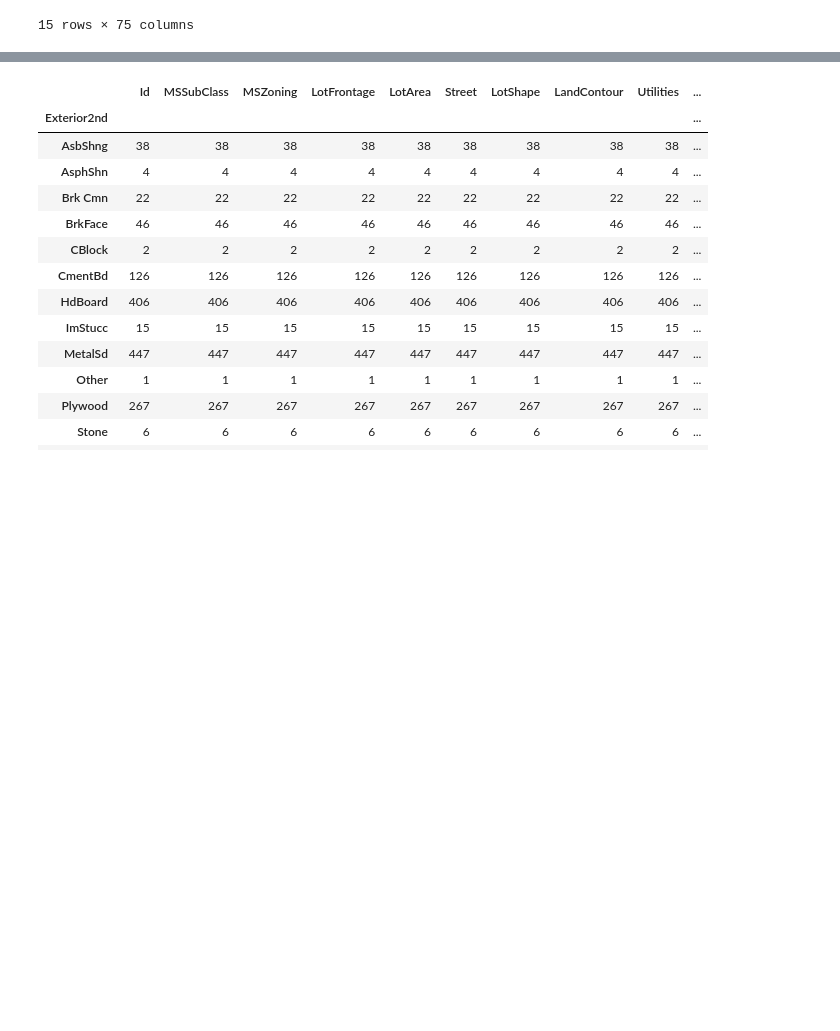
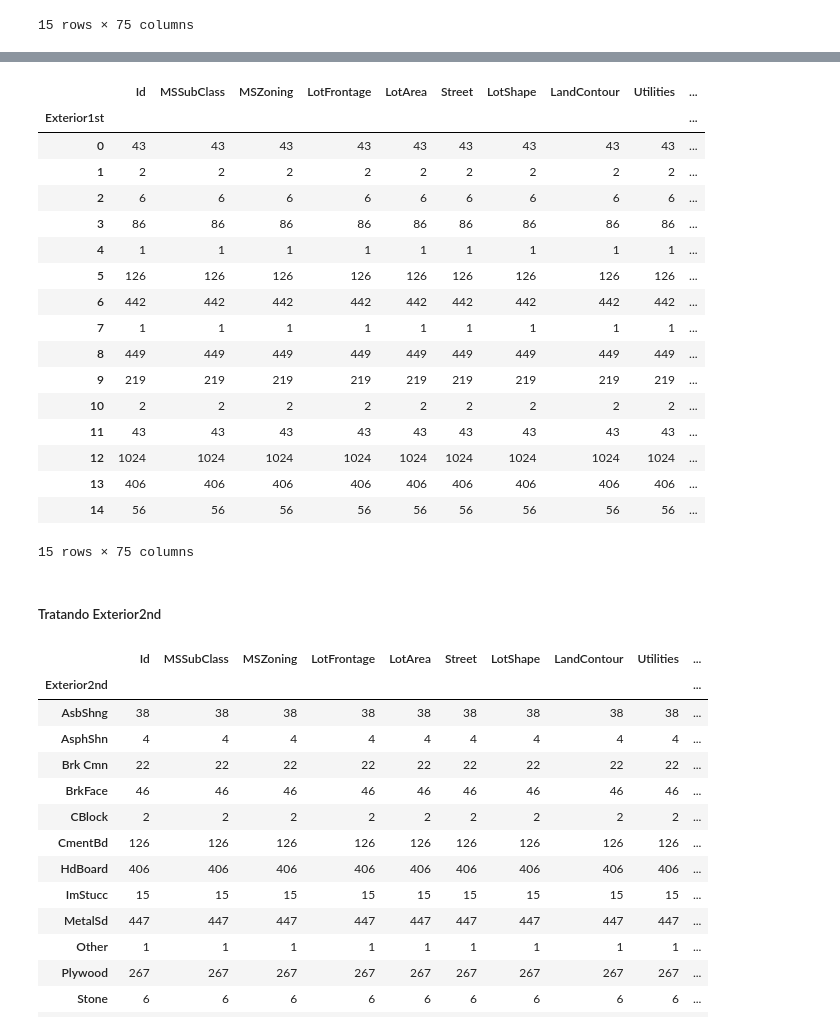
Before and after one commit to BarrosLucas/IA-Test, a Jupyter notebook: Question2.ipynb, the cells around one changed output, grey strips where cells are left out. Cells and saved outputs as stored; diff of their text form; code cells hidden in the pictures; blank space fills up the shorter version.

```diff
--- a/Question2.ipynb
+++ b/Question2.ipynb
@@ -559,0 +869,9 @@ dfTotal.groupby(['RoofStyle']).count()
+# %%
+dfTotal['RoofStyle'] = dfTotal['RoofStyle'].replace('Flat',0)
+dfTotal['RoofStyle'] = dfTotal['RoofStyle'].replace('Gable',1)
+dfTotal['RoofStyle'] = dfTotal['RoofStyle'].replace('Gambrel',2)
+dfTotal['RoofStyle'] = dfTotal['RoofStyle'].replace('Hip',3)
+dfTotal['RoofStyle'] = dfTotal['RoofStyle'].replace('Mansard',4)
+dfTotal['RoofStyle'] = dfTotal['RoofStyle'].replace('Shed',5)
+
+dfTotal.groupby(['RoofStyle']).count()
@@ -573,0 +917,11 @@ dfTotal.groupby(['RoofMatl']).count()
+# %%
+dfTotal['RoofMatl'] = dfTotal['RoofMatl'].replace('ClyTile',0)
+dfTotal['RoofMatl'] = dfTotal['RoofMatl'].replace('CompShp',1)
+dfTotal['RoofMatl'] = dfTotal['RoofMatl'].replace('Membran',2)
+dfTotal['RoofMatl'] = dfTotal['RoofMatl'].replace('Metal',3)
+dfTotal['RoofMatl'] = dfTotal['RoofMatl'].replace('Roll',4)
+dfTotal['RoofMatl'] = dfTotal['RoofMatl'].replace('Tar&Grv',5)
+dfTotal['RoofMatl'] = dfTotal['RoofMatl'].replace('WdShake',6)
+dfTotal['RoofMatl'] = dfTotal['RoofMatl'].replace('WdShngl',7)
+
+dfTotal.groupby(['RoofMatl']).count()
@@ -595,3 +983,42 @@ dfTotal.groupby(['Exterior1st']).count()
+# %%
+dfTotal['Exterior1st'] = dfTotal['Exterior1st'].replace('AsbShng',0)
+dfTotal['Exterior1st'] = dfTotal['Exterior1st'].replace('AsphShn',1)
+dfTotal['Exterior1st'] = dfTotal['Exterior1st'].replace('BrkComm',2)
+dfTotal['Exterior1st'] = dfTotal['Exterior1st'].replace('BrkFace',3)
+dfTotal['Exterior1st'] = dfTotal['Exterior1st'].replace('CBlock',4)
+dfTotal['Exterior1st'] = dfTotal['Exterior1st'].replace('CemntBd',5)
+dfTotal['Exterior1st'] = dfTotal['Exterior1st'].replace('HdBoard',6)
+dfTotal['Exterior1st'] = dfTotal['Exterior1st'].replace('ImStucc',7)
+dfTotal['Exterior1st'] = dfTotal['Exterior1st'].replace('MetalSd',8)
+dfTotal['Exterior1st'] = dfTotal['Exterior1st'].replace('Plywood',9)
+dfTotal['Exterior1st'] = dfTotal['Exterior1st'].replace('Stone',10)
+dfTotal['Exterior1st'] = dfTotal['Exterior1st'].replace('Stucco',11)
+dfTotal['Exterior1st'] = dfTotal['Exterior1st'].replace('VinylSd',12)
+dfTotal['Exterior1st'] = dfTotal['Exterior1st'].replace('Wd Sdng',13)
+dfTotal['Exterior1st'] = dfTotal['Exterior1st'].replace('WdShing',14)
+
+dfTotal.groupby(['Exterior1st']).count()
+# %% [output]
+|  | Id | MSSubClass | MSZoning | LotFrontage | LotArea | Street | LotShape | LandContour | Utilities | ... |
+| Exterior1st |  |  |  |  |  |  |  |  |  | ... |
+| 0 | 43 | 43 | 43 | 43 | 43 | 43 | 43 | 43 | 43 | ... |
+| 1 | 2 | 2 | 2 | 2 | 2 | 2 | 2 | 2 | 2 | ... |
+| 2 | 6 | 6 | 6 | 6 | 6 | 6 | 6 | 6 | 6 | ... |
+| 3 | 86 | 86 | 86 | 86 | 86 | 86 | 86 | 86 | 86 | ... |
+| 4 | 1 | 1 | 1 | 1 | 1 | 1 | 1 | 1 | 1 | ... |
+| 5 | 126 | 126 | 126 | 126 | 126 | 126 | 126 | 126 | 126 | ... |
+| 6 | 442 | 442 | 442 | 442 | 442 | 442 | 442 | 442 | 442 | ... |
+| 7 | 1 | 1 | 1 | 1 | 1 | 1 | 1 | 1 | 1 | ... |
+| 8 | 449 | 449 | 449 | 449 | 449 | 449 | 449 | 449 | 449 | ... |
+| 9 | 219 | 219 | 219 | 219 | 219 | 219 | 219 | 219 | 219 | ... |
+| 10 | 2 | 2 | 2 | 2 | 2 | 2 | 2 | 2 | 2 | ... |
+| 11 | 43 | 43 | 43 | 43 | 43 | 43 | 43 | 43 | 43 | ... |
+| 12 | 1024 | 1024 | 1024 | 1024 | 1024 | 1024 | 1024 | 1024 | 1024 | ... |
+| 13 | 406 | 406 | 406 | 406 | 406 | 406 | 406 | 406 | 406 | ... |
+| 14 | 56 | 56 | 56 | 56 | 56 | 56 | 56 | 56 | 56 | ... |
+15 rows × 75 columns
+# %% [markdown]
+##### Tratando Exterior2nd
 # %%
 dfTotal.groupby(['Exterior2nd']).count()
 # %% [output]
```
Also changed, not shown: parts of 33 cells of this notebook.
